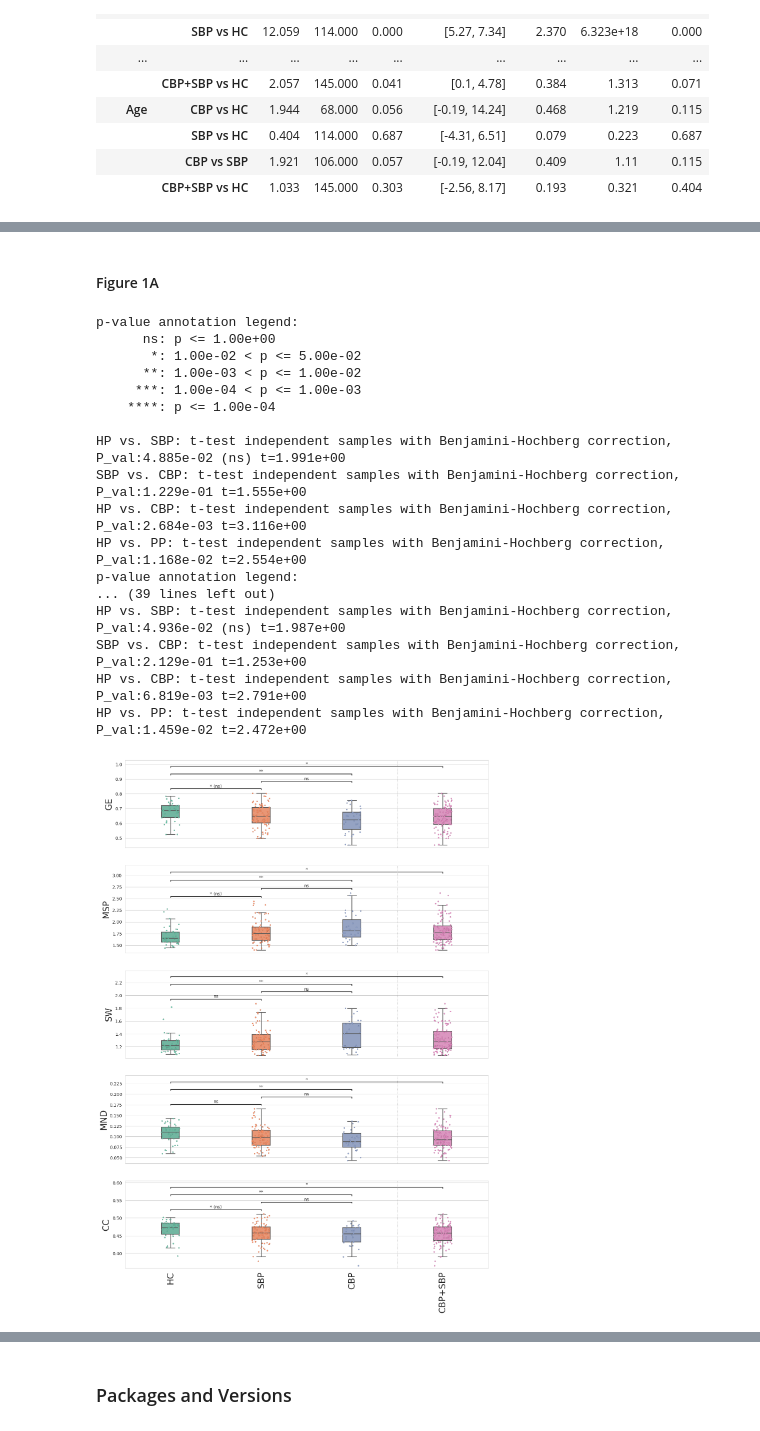
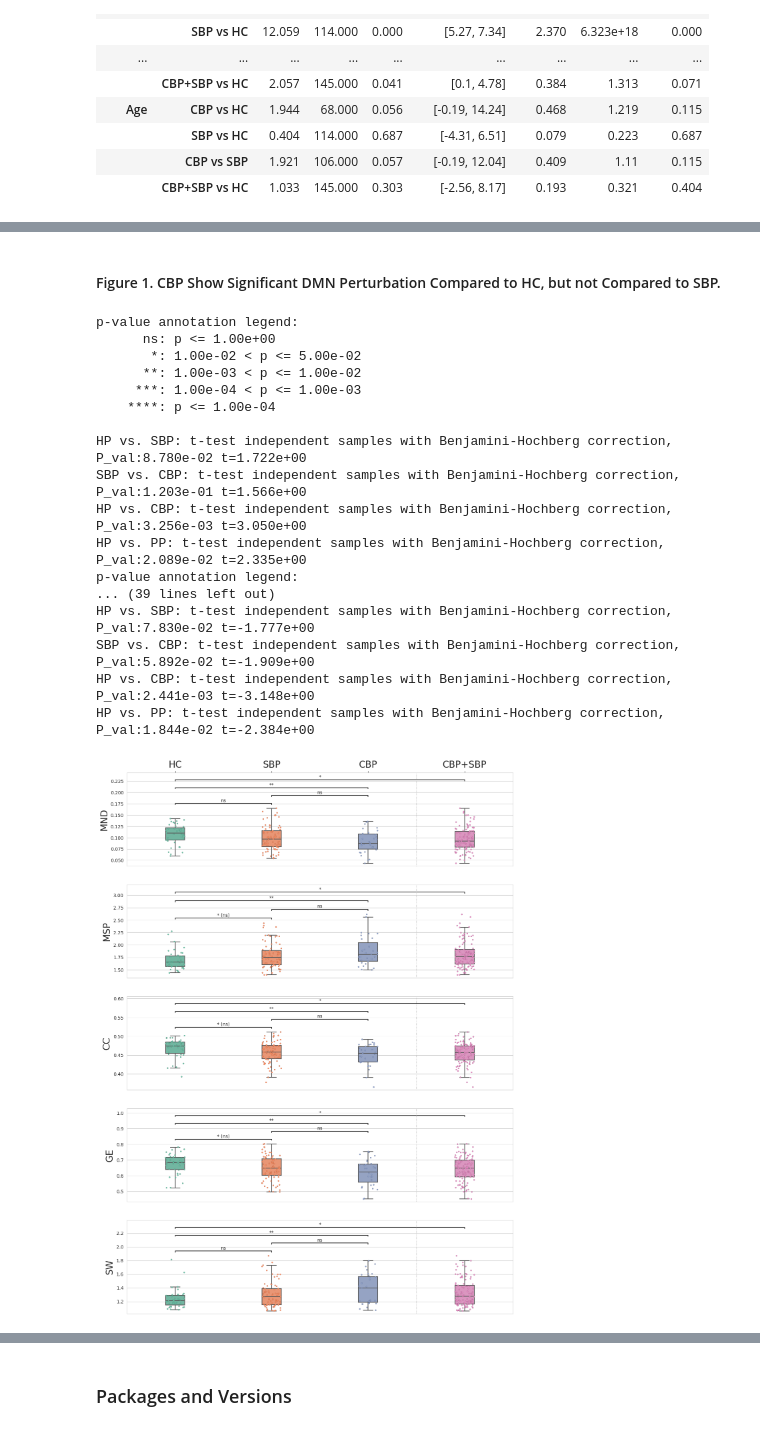
Before and after one commit to strohkamp/B03, a Jupyter notebook: LinearDMN/B03_Analysis_Jupyter_Notebook_commented.ipynb, the cells around one changed output, grey strips where cells are left out. Cells and saved outputs as stored; diff of their text form; code cells hidden in the pictures.

```diff
--- a/LinearDMN/B03_Analysis_Jupyter_Notebook_commented.ipynb
+++ b/LinearDMN/B03_Analysis_Jupyter_Notebook_commented.ipynb
@@ -879,21 +863,21 @@ results_of_feature_comparison
 # %%
-graph_feature_mean_by_group = analysis_df.loc[:, graph_features_of_medium_interest + [
+graph_feature_mean_by_group = analysis_df.loc[:, graph_features_of_interest + [
     'Subgroup']].groupby('Subgroup').mean()
 graph_feature_mean_by_group.loc['PP', :] = analysis_df.loc[analysis_df.Subgroup !=
-                                                           'HP', graph_features_of_medium_interest].mean()
+                                                           'HP', graph_features_of_interest].mean()
 graph_feature_mean_by_group.loc['All', :] = analysis_df.loc[:,
-                                                            graph_features_of_medium_interest].mean()
+                                                            graph_features_of_interest].mean()
 
-graph_feature_std_by_group = analysis_df.loc[:, graph_features_of_medium_interest + [
+graph_feature_std_by_group = analysis_df.loc[:, graph_features_of_interest + [
     'Subgroup']].groupby('Subgroup').std()
 graph_feature_std_by_group.loc['PP', :] = analysis_df.loc[analysis_df.Subgroup !=
-                                                          'HP', graph_features_of_medium_interest].std()
+                                                          'HP', graph_features_of_interest].std()
 graph_feature_std_by_group.loc['All', :] = analysis_df.loc[:,
-                                                           graph_features_of_medium_interest].std()
+                                                           graph_features_of_interest].std()
 
 graph_feature_description_by_group = pd.DataFrame(
-    index=graph_features_of_medium_interest, columns=['HP', 'SBP', 'CBP', 'PP', 'All'])
-for col in graph_features_of_medium_interest:
+    index=graph_features_of_interest, columns=['HP', 'SBP', 'CBP', 'PP', 'All'])
+for col in graph_features_of_interest:
     for group in ['HP', 'SBP', 'CBP', 'PP', 'All']:
         graph_feature_description_by_group.loc[col,
                                                group] = f'{np.round(graph_feature_mean_by_group.loc[group, col],3):.3f} ({np.round(graph_feature_std_by_group.loc[group, col],3):.3f})'
@@ -911,7 +895,7 @@ graph_feature_description_by_group.set_axis(graph_feature_description_by_group.i
 # Calculate the stats for all graph features of medium interest for the table
 
 index_multi = pd.MultiIndex.from_product(
-    [graph_features_of_medium_interest, pairs_str])
+    [graph_features_of_interest, pairs_str])
 results_graph_df = pd.DataFrame(index=index_multi, columns=[
                                 'df', 't', 'p', 'cohens_d'])
 
@@ -919,7 +903,7 @@ results_graph_df = pd.DataFrame(index=index_multi, columns=[
 analysis_df['Group'] = analysis_df['Subgroup'].apply(
     lambda x: 'PP' if x != 'HP' else 'HP')
 
-for col in graph_features_of_medium_interest:
+for col in graph_features_of_interest:
         # this is a weired dataframe. PP subjects are double. But it is easier to plot it this way
     df_for_this_plot = analysis_df.loc[analysis_df.Group == 'PP', [
         col, 'Group']].reset_index()
@@ -946,18 +930,18 @@ for col in graph_features_of_medium_interest:
         results_graph_df.loc[(col, '-'.join(pair)), :] = [df, t, p, cohens_d]
 
 # now add a column with p_adj
-for col in graph_features_of_medium_interest:
+for col in graph_features_of_interest:
     results_graph_df.loc[col, 'p_adj'] = multipletests(
-        results_graph_df.loc[col, 'p'], method='fdr_bh')[1]
+        results_graph_df.loc[col, 'p'], method='fdr_bh')[1]  # get the adjusted p-values
 
 # get the results in a nice format
 results_graph_df = results_graph_df.astype(float)
 results_graph_df = results_graph_df.loc[:, [
     'df', 't', 'cohens_d', 'p', 'p_adj']]
 
-# results_graph_df.select_dtypes(include='float') =
+
 results_graph_df = results_graph_df.applymap(
-    lambda x: "{:.3f}".format(np.round(x, 3)))
+    lambda x: "{:.3f}".format(np.round(x, 3)))  # round to 3 decimals
 results_graph_df = results_graph_df.reset_index()
 results_graph_df.loc[:, 'level_1'] = [
     x.replace('-', ' vs ') for x in results_graph_df.loc[:, 'level_1']]
@@ -996,15 +980,15 @@ results_graph_df_p = results_graph_df['p'].unstack().sort_index(
     axis=1, level=1).loc[:, pair_order].astype(float)
 results_graph_df_p_adj = results_graph_df['p_adj'].unstack().sort_index(
     axis=1, level=1).loc[:, pair_order].astype(float)
-# %% [markdown]
-#### Figure 1A
+# %% [markdown]
+#### Figure 1. CBP Show Significant DMN Perturbation Compared to HC, but not Compared to SBP.
 # %%
 # make raincludplots for the graph features of very much interest
 # mean node degree is on the y axis
 # group is on the x axis
 
 index_multi = pd.MultiIndex.from_product(
-    [graph_features_of_special_interest, pairs_str])
+    [graph_features_of_interest, pairs_str])
 results_graph_df = pd.DataFrame(index=index_multi, columns=[
                                 'df', 't', 'p', 'cohens_d'])
 
@@ -1022,7 +1006,7 @@ figsize=( 8.3*.9*2,11.7*.9*2)
 
 axes_one_feature = ['A','C','E', 'G', 'I']
 
-for col, ax_one_feature in zip(graph_features_of_medium_interest, axes_one_feature):
+for col, ax_one_feature in zip(graph_features_of_interest, axes_one_feature):
     # make figure with 3 subplots, widtthrato 4:1:1
 
     ax = axes[ax_one_feature]
@@ -1042,40 +1026,42 @@ for col, ax_one_feature in zip(graph_features_of_medium_interest, axes_one_featu
     # make the annotation
     annotator = Annotator(ax, data=df_for_this_plot, x="Group", y=col, order=order_for_this_plot, pairs=pairs)
     annotator.configure(test='t-test_ind', comparisons_correction='fdr_bh',)
     annot = annotator.apply_and_annotate()
 
     # make a vertical dotted line between CBP and PP
     ax.axvline(x=2.5, color='darkgrey', linestyle='dotted', linewidth=1)
 
     ax.set_xlabel('')
     #remove the xticklabels
     ax.set_xticklabels([])
 
     # set the y-label as converted with label_translation_graph_feature
     ax.set_ylabel(abbrevation_dict[col], fontsize=20)
 
 
 # for I and J plot the xticklabels
-axes['I'].set_xticklabels([label.replace('PP','CBP+SBP').replace('HP','HC') for label in order_for_this_plot], fontsize=20, rotation=90, ha='center')
+axes['A'].set_xticklabels([label.replace('PP','CBP+SBP').replace('HP','HC') for label in order_for_this_plot], fontsize=20, rotation=0, ha='center')
+# put the xticklabels on the top
+axes['A'].xaxis.tick_top()
 
 # save the figure in the figure_dir
 fig.savefig(os.path.join(figures_dir, 'figure_1.svg'), dpi=300, bbox_inches='tight')
 # %% [output]
 p-value annotation legend:
       ns: p <= 1.00e+00
        *: 1.00e-02 < p <= 5.00e-02
       **: 1.00e-03 < p <= 1.00e-02
      ***: 1.00e-04 < p <= 1.00e-03
     ****: p <= 1.00e-04
 
-HP vs. SBP: t-test independent samples with Benjamini-Hochberg correction, P_val:4.885e-02 (ns) t=1.991e+00
-SBP vs. CBP: t-test independent samples with Benjamini-Hochberg correction, P_val:1.229e-01 t=1.555e+00
-HP vs. CBP: t-test independent samples with Benjamini-Hochberg correction, P_val:2.684e-03 t=3.116e+00
-HP vs. PP: t-test independent samples with Benjamini-Hochberg correction, P_val:1.168e-02 t=2.554e+00
+HP vs. SBP: t-test independent samples with Benjamini-Hochberg correction, P_val:8.780e-02 t=1.722e+00
+SBP vs. CBP: t-test independent samples with Benjamini-Hochberg correction, P_val:1.203e-01 t=1.566e+00
+HP vs. CBP: t-test independent samples with Benjamini-Hochberg correction, P_val:3.256e-03 t=3.050e+00
+HP vs. PP: t-test independent samples with Benjamini-Hochberg correction, P_val:2.089e-02 t=2.335e+00
 p-value annotation legend:
 ... (39 lines left out)
-HP vs. SBP: t-test independent samples with Benjamini-Hochberg correction, P_val:4.936e-02 (ns) t=1.987e+00
-SBP vs. CBP: t-test independent samples with Benjamini-Hochberg correction, P_val:2.129e-01 t=1.253e+00
-HP vs. CBP: t-test independent samples with Benjamini-Hochberg correction, P_val:6.819e-03 t=2.791e+00
-HP vs. PP: t-test independent samples with Benjamini-Hochberg correction, P_val:1.459e-02 t=2.472e+00
+HP vs. SBP: t-test independent samples with Benjamini-Hochberg correction, P_val:7.830e-02 t=-1.777e+00
+SBP vs. CBP: t-test independent samples with Benjamini-Hochberg correction, P_val:5.892e-02 t=-1.909e+00
+HP vs. CBP: t-test independent samples with Benjamini-Hochberg correction, P_val:2.441e-03 t=-3.148e+00
+HP vs. PP: t-test independent samples with Benjamini-Hochberg correction, P_val:1.844e-02 t=-2.384e+00
-[figure, old version]
+[figure, new version]
```
Also changed, not shown: parts of 58 cells of this notebook.
